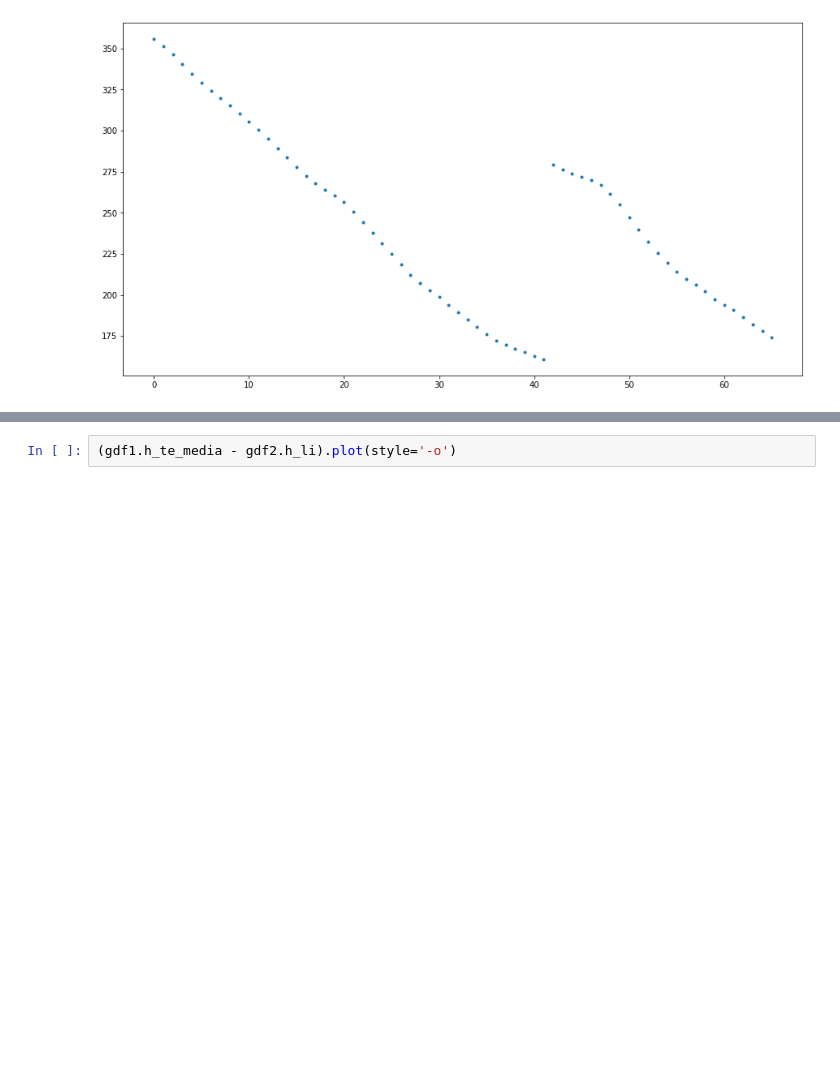
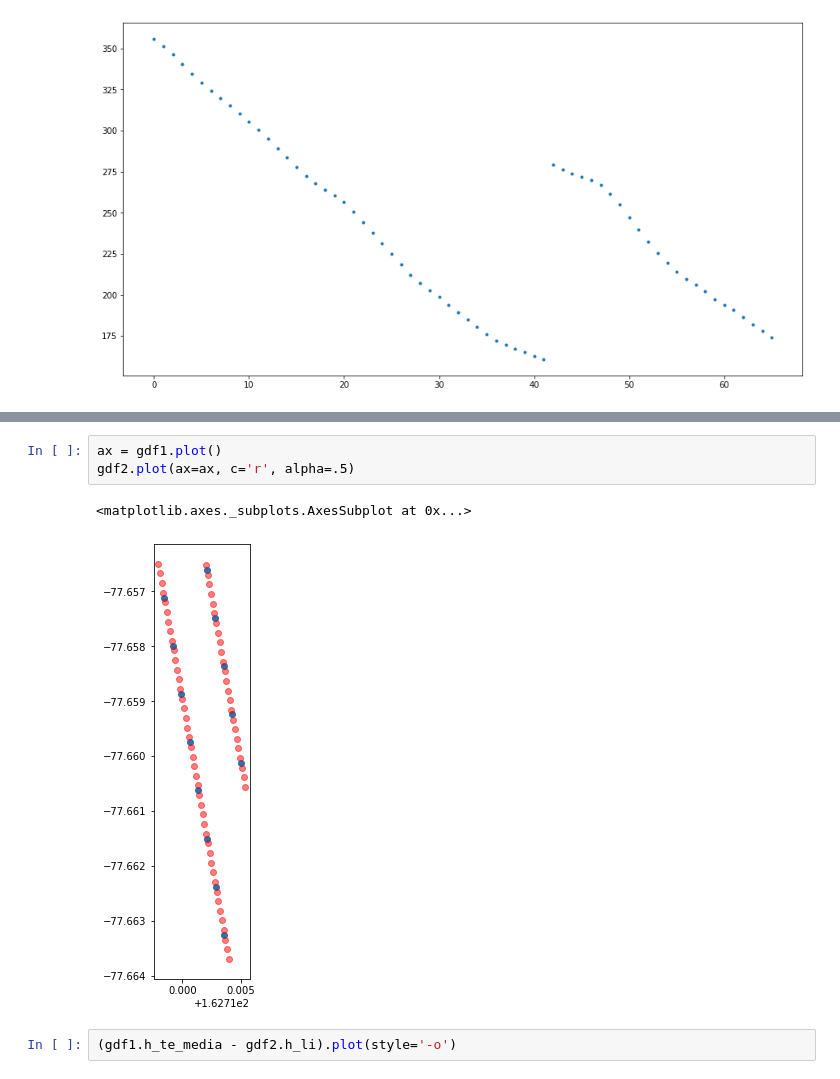
Before and after one commit to bidhya/icesat2, a Jupyter notebook: 22_ATL08_Terrain.ipynb, the cells around one changed output, grey strips where cells are left out. Cells and saved outputs as stored; diff of their text form; blank space fills up the shorter version.

```diff
--- a/22_ATL08_Terrain.ipynb
+++ b/22_ATL08_Terrain.ipynb
@@ -170,6 +163,12 @@ strips2 = gdf2.hvplot.points(geo=True, color='h_li', alpha=0.7, width=400, heigh
 strips2+strips1
 # %% [output]
 [interactive output not drawn]
+# %%
+ax = gdf1.plot()
+gdf2.plot(ax=ax, c='r', alpha=.5)
+# %% [output]
+<matplotlib.axes._subplots.AxesSubplot at 0x...>
+[figure, added]
 # %%
 (gdf1.h_te_media - gdf2.h_li).plot(style='-o')
 # %% [output]
```
Also changed, not shown: parts of 18 cells of this notebook, 1 other file.
